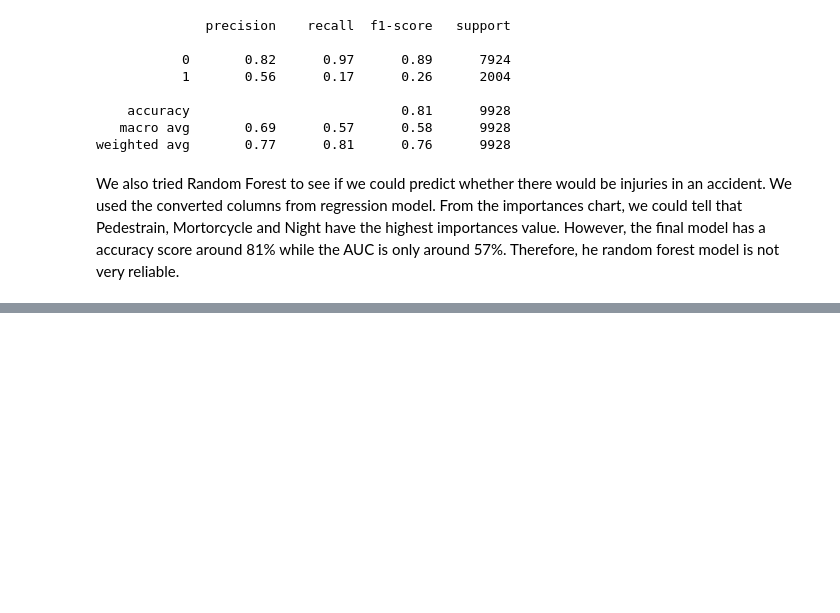
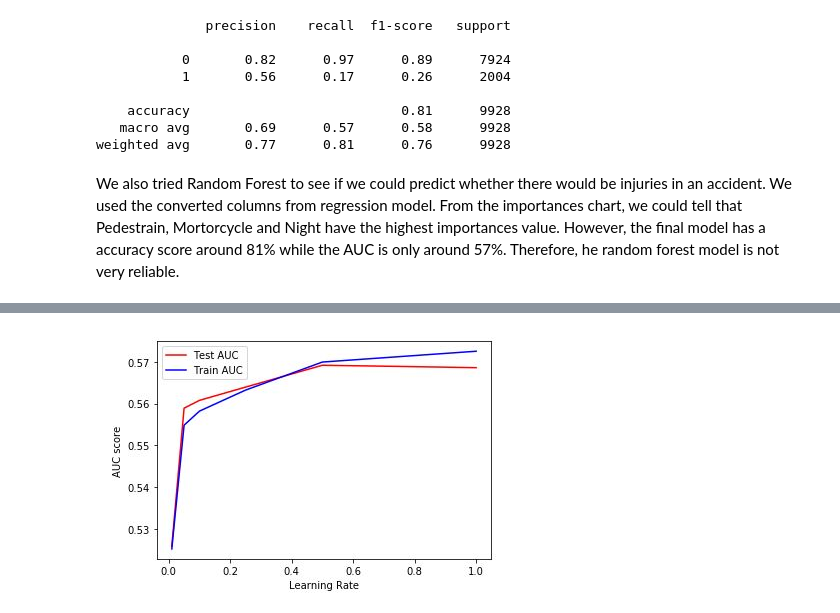
Before and after one commit to bmccxd/IST-5520-SP20-G1, a Jupyter notebook: Data Analysis-Group 1.ipynb, the cells around one changed output, grey strips where cells are left out. Cells and saved outputs as stored; diff of their text form; code cells hidden in the pictures; blank space fills up the shorter version.

```diff
--- a/Data Analysis-Group 1.ipynb
+++ b/Data Analysis-Group 1.ipynb
@@ -1456,0 +1571,5 @@ After understanding where the data comes from and what it includes, we are able
+# %%
+from IPython.display import Image
+Image(filename='GBC_LearningRatesTest.jpg')
+# %% [output]
+[figure, added]
```
Also changed, not shown: parts of 26 cells of this notebook.
